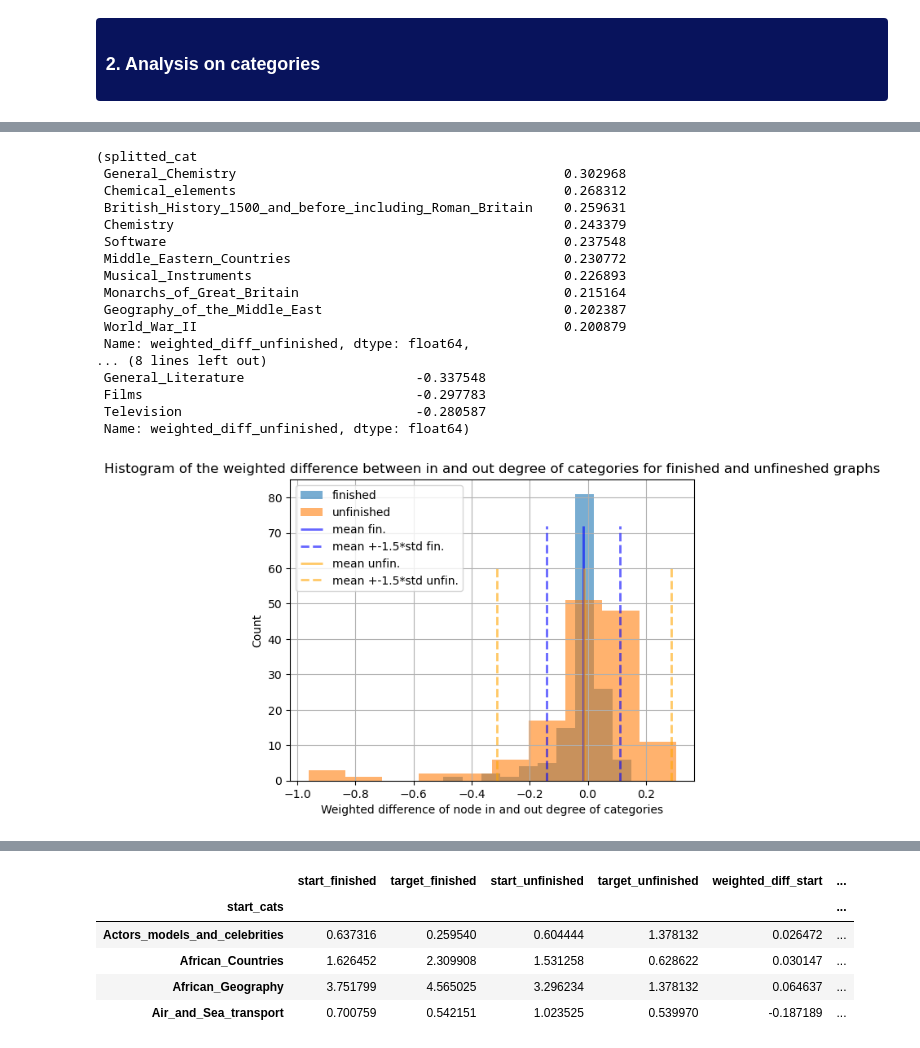
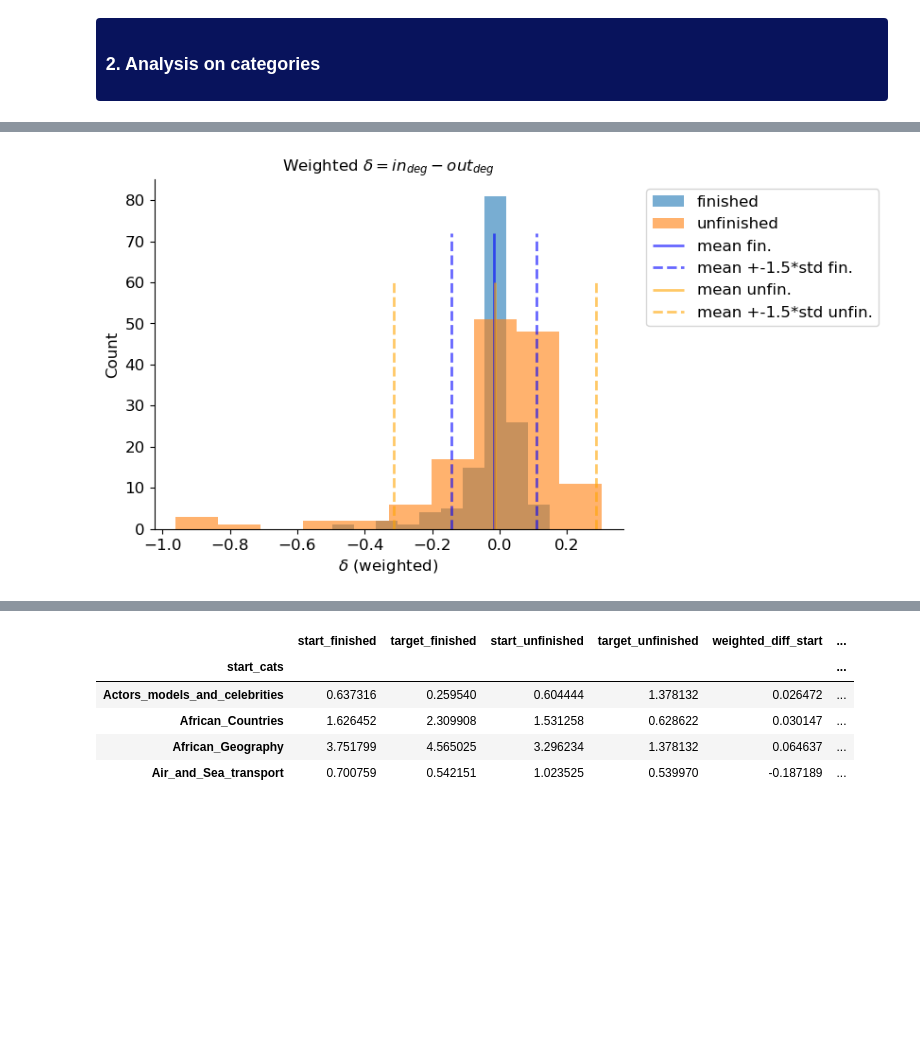
Before and after one commit to epfl-ada/ada-2022-project-7yobananaboy7, a Jupyter notebook: 3. In_game.ipynb, the cells around one changed output, grey strips where cells are left out. Cells and saved outputs as stored; diff of their text form; code cells hidden in the pictures; blank space fills up the shorter version.

Commit message:
updated figures

```diff
--- a/3. In_game.ipynb
+++ b/3. In_game.ipynb
@@ -101,43 +101,42 @@ categories_all[['weighted_diff_mean_in_out', 'weighted_diff_finished', 'weighted
     </span>
 </div>
 # %%
-categories_all.weighted_diff_finished.hist(alpha = 0.6, label = 'finished').set_title('Histogram of the weighted difference between in and out degree of categories for finished and unfineshed graphs')
-categories_all.weighted_diff_unfinished.hist(alpha = 0.6, label = 'unfinished')
+categories_all.weighted_diff_finished.hist(alpha = 0.6, label = 'finished').set_title(r'Weighted $\delta = in_{deg}-out_{deg}$')
+categories_all.weighted_diff_unfinished.hist(alpha = 0.6, label = 'unfinished', grid=False)
 
-plt.xlabel('Weighted difference of node in and out degree of categories')
-plt.ylabel('Count')
+plt.xlabel(r'$\delta$ (weighted)', size=12)
+plt.ylabel('Count', size=12)
 mean_fin, std_fin = categories_all.weighted_diff_finished.mean(), categories_all.weighted_diff_finished.std()
 mean_unfin, std_unfin = categories_all.weighted_diff_unfinished.mean(), categories_all.weighted_diff_unfinished.std()
 
 val_frac_start = 1.5
 y_limit = 60
 plt.vlines(mean_fin, 0, y_limit*1.2, ls='-',alpha = 0.6, color='blue', linewidth=2, label = 'mean fin.')
 plt.vlines(mean_fin+ val_frac_start *std_fin,  0, y_limit*1.2, ls='--',alpha = 0.6, color='blue', linewidth=2,label ='mean +-'+str(val_frac_start)+'*std fin.')
 plt.vlines(mean_fin- val_frac_start * std_fin,  0, y_limit*1.2, ls='--',alpha = 0.6, color='blue', linewidth=2)
 plt.vlines(mean_unfin, 0, y_limit, ls='-',alpha = 0.6, color='orange', linewidth=2, label = 'mean unfin.')
 plt.vlines(mean_unfin+ val_frac_start *std_unfin,  0, y_limit, ls='--',alpha = 0.6, color='orange', linewidth=2,label ='mean +-'+str(val_frac_start)+'*std unfin.')
 plt.vlines(mean_unfin- val_frac_start * std_unfin,  0, y_limit, ls='--',alpha = 0.6, color='orange', linewidth=2)
-plt.legend()
+plt.legend(loc=(1.05, 0.58), prop={'size': 12})
 get_first_last(10, categories_all, 'weighted_diff_unfinished')
+
+fig = plt.gcf()
+ax = plt.gca()
+
+#ax label formatting
+for tick in ax.yaxis.get_major_ticks():
+    tick.label1.set_fontsize(12)
+
+for tick in ax.xaxis.get_major_ticks():
+    tick.label1.set_fontsize(12)
+
+#Remove spines
+ax.spines['right'].set_visible(False)
+ax.spines['top'].set_visible(False)
+
+fig.savefig('figures/in_out_degree.svg', bbox_inches='tight')
 # %% [output]
-(splitted_cat
- General_Chemistry                                          0.302968
- Chemical_elements                                          0.268312
- British_History_1500_and_before_including_Roman_Britain    0.259631
- Chemistry                                                  0.243379
- Software                                                   0.237548
- Middle_Eastern_Countries                                   0.230772
- Musical_Instruments                                        0.226893
- Monarchs_of_Great_Britain                                  0.215164
- Geography_of_the_Middle_East                               0.202387
- World_War_II                                               0.200879
- Name: weighted_diff_unfinished, dtype: float64,
-... (8 lines left out)
- General_Literature                      -0.337548
- Films                                   -0.297783
- Television                              -0.280587
- Name: weighted_diff_unfinished, dtype: float64)
-[figure, old version]
+[figure, new version]
 # %% [markdown]
 </div>
 <div class="1.1 explanation" style='background-color:#08135c; border-left: solid #darkblue 4px; border-radius: 4px; padding:0.7em;'>
```
Also changed, not shown: parts of 15 cells of this notebook.
